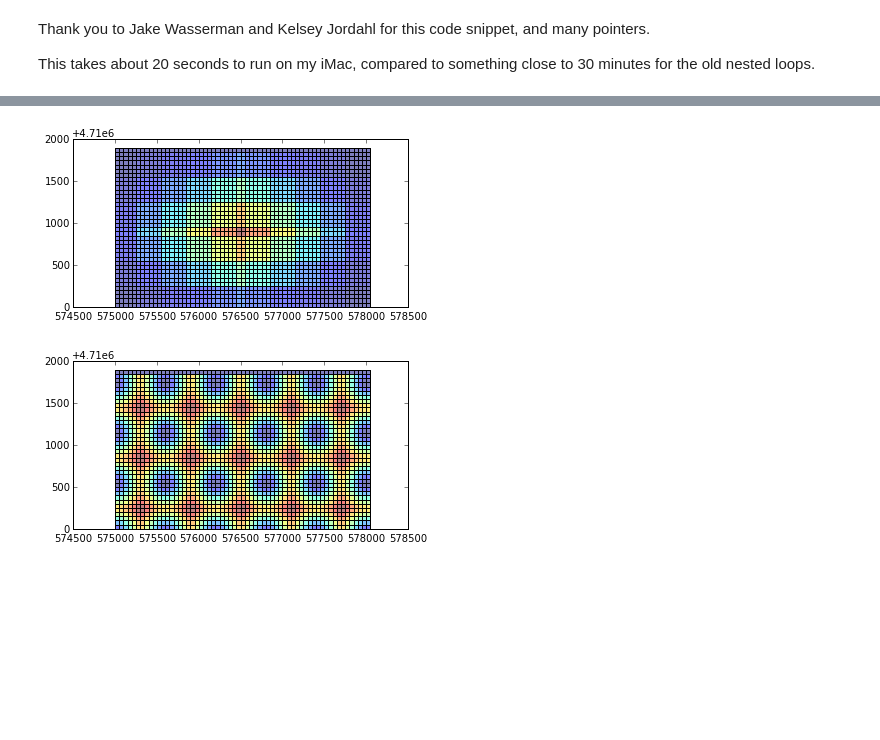
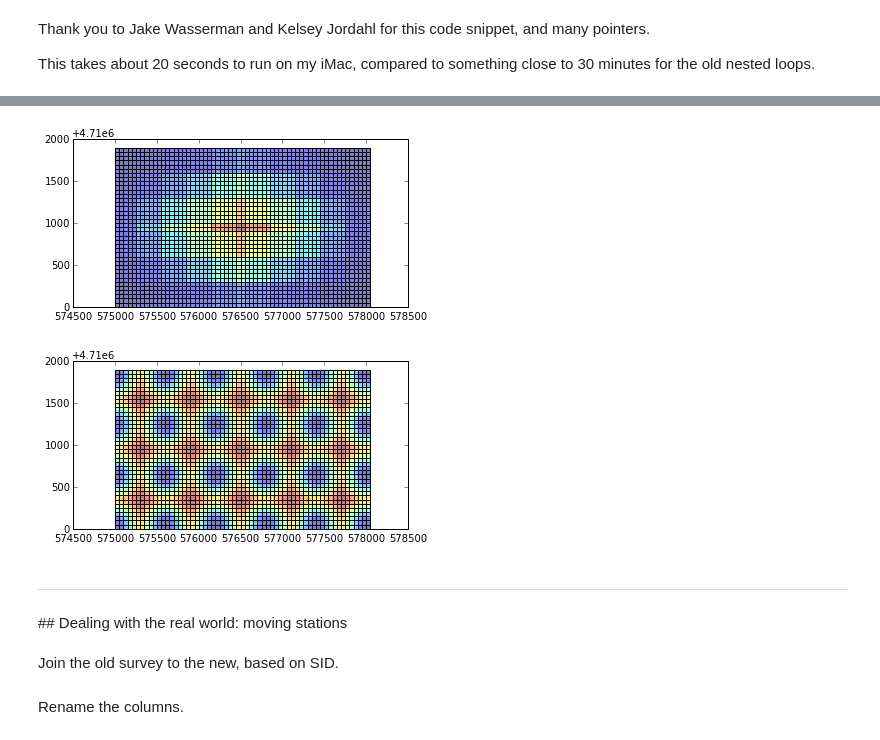
Before and after one commit to agilescientific/notebooks, a Jupyter notebook: Programming_a_seismic_program.ipynb, the cells around one changed output, grey strips where cells are left out. Cells and saved outputs as stored; diff of their text form; code cells hidden in the pictures; blank space fills up the shorter version.

Commit message:
added survey updating part

```diff
--- a/Programming_a_seismic_program.ipynb
+++ b/Programming_a_seismic_program.ipynb
@@ -44,7 +46,7 @@ We compute lists of the *x*- and *y*-locations of the receivers and sources with
 # %%
 rcvrx = [xmi + rcvr*ri + shiftx for line in range(rlines)
                                 for rcvr in range(rperline)]
-rcvry = [ymi + line*RL + shifty for line in range(rlines)
+rcvry = [ymi + line*RL - shifty for line in range(rlines)
                                 for rcvr in range(rperline)]
 
 srcx = [xmi + line*SL for line in range(slines)
@@ -72,6 +55,0 @@ def plot_geoms(xcoords, ycoords, color = 'none', size = 50, alpha = 0.5):
-# %%
-fig = plt.figure(figsize=(15,10))
-r = plot_geoms(rcvrx, rcvry, 'b')
-s = plot_geoms(srcx, srcy, 'r')
-plt.axis('equal')
-plt.grid()
@@ -197,9 +197,14 @@ Thank you to Jake Wasserman and Kelsey Jordahl for this code snippet, and many p
 
 This takes about 20 seconds to run on my iMac, compared to something close to 30 minutes for the old nested loops.
 # %%
-reindexed = bins.reset_index().rename(columns={'index':'bins_index'})
-joined = gpd.tools.sjoin(reindexed, midpoints)
-bin_stats = joined.groupby('bins_index')['offset']\
-                  .agg({'fold': len, 'min_offset': np.min})
-bins = gpd.GeoDataFrame(bins.join(bin_stats))
+def bin_the_midpoints(bins, midpoints):
+    b = bins.copy()
+    m = midpoints.copy()
+    reindexed = b.reset_index().rename(columns={'index':'bins_index'})
+    joined = gpd.tools.sjoin(reindexed, m)
+    bin_stats = joined.groupby('bins_index')['offset']\
+                      .agg({'fold': len, 'min_offset': np.min})
+    return gpd.GeoDataFrame(b.join(bin_stats))
+# %%
+bin_stats = bin_the_midpoints(bins, midpoints)
 # %%
@@ -233,8 +224,11 @@ bins[:10]
 # %%
-ax = bins.plot(column="fold")
+ax = bin_stats.plot(column="fold")
 # %% [output]
-[figure, old version]
+[figure, new version]
 # %%
-ax = bins.plot(column="min_offset")
+ax = bin_stats.plot(column="min_offset")
 # %% [output]
-[figure, old version]
+[figure, new version]
+# %% [markdown]
+<hr />
+## Dealing with the real world: moving stations
@@ -240,0 +237,2 @@ ax = bins.plot(column="min_offset")
+# %% [markdown]
+Join the old survey to the new, based on SID.
@@ -240,0 +241,2 @@ ax = bins.plot(column="min_offset")
+# %% [markdown]
+Rename the columns.
```
Also changed, not shown: parts of 36 cells of this notebook, 10 other files.
